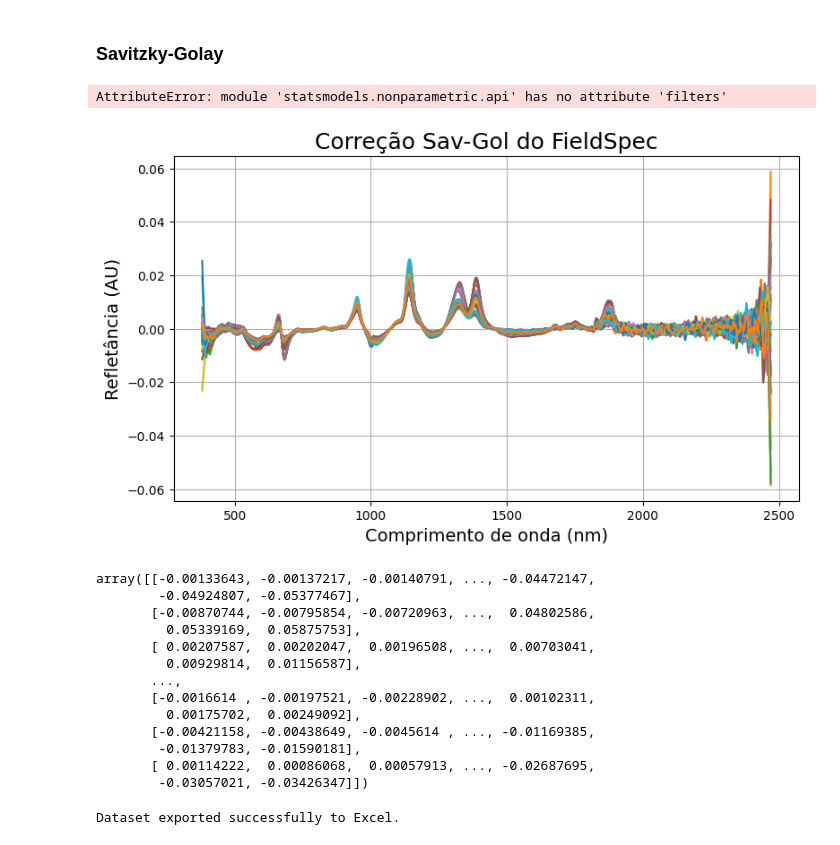
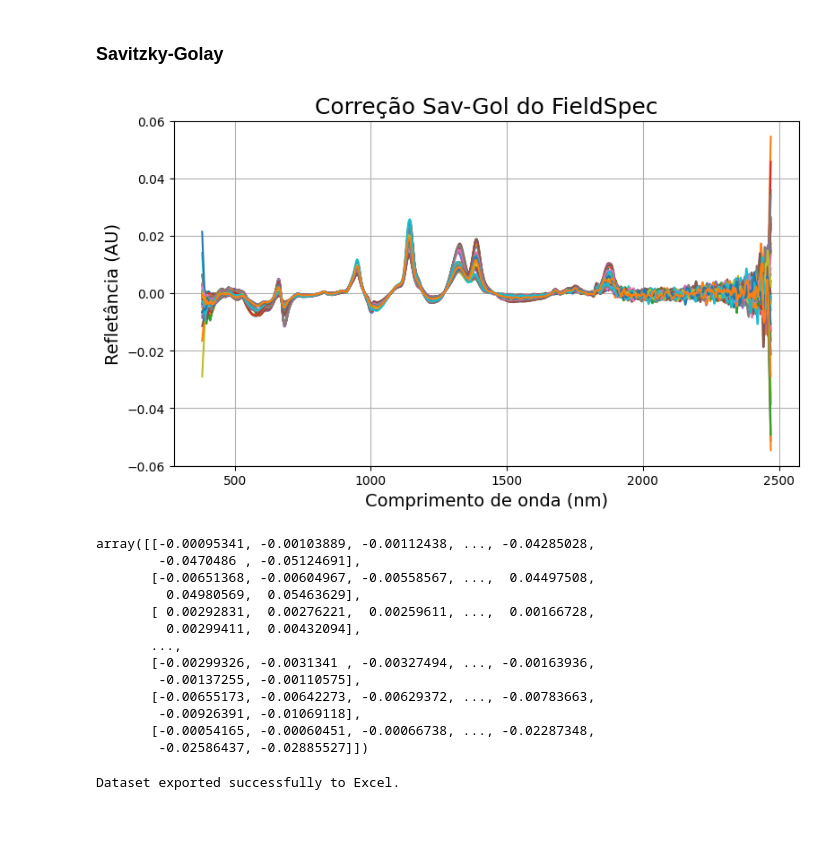
Before and after one commit to xndrxssx/field_spec_data_tests, a Jupyter notebook: field_spec_predição.ipynb, the cells around one changed output. Drawn from its saved outputs; the diff is of its cells as text; code cells hidden in the pictures.

```diff
--- a/field_spec_predição.ipynb
+++ b/field_spec_predição.ipynb
@@ -93,54 +68,44 @@ plt.show()
 [figure]
 # %% [markdown]
 ### Savitzky-Golay
-# %%
-import statsmodels.api as sm
-
-# Defina os parâmetros do filtro
-ordem_do_polinomio = 3  # Grau do polinômio a ser ajustado
-tamanho_da_janela = 21  # Tamanho da janela móvel
-
-# Aplique o filtro Savitzky-Golay
-dados_filtrados = sm.nonparametric.filters.savgol(
-    x=dados_wl, window_length=tamanho_da_janela, polyorder=ordem_do_polinomio
-)
-# %% [output]
-AttributeError: module 'statsmodels.nonparametric.api' has no attribute 'filters'
 # %%
 from scipy.signal import savgol_filter
 # Aplica a função savgol_filter aos dados x
 # para calcular a primeira derivada dos dados
 # utilizando uma janela de tamanho 20 e um polinômio de ordem 1
-sav_gol = savgol_filter(dados_wl, 20, polyorder=2, deriv=1)
+sav_gol = savgol_filter(dados_wl, 21, polyorder=2, deriv=1)
 # Define o tamanho da figura como 12x9 polegadas
 plt.figure(figsize=(9,5))
 # Plota os dados contidos no DataFrame df em relação aos valores do eixo x x_axis_fs
 plt.plot(wl, sav_gol.T)
 # Define o rótulo do eixo x como "Comprimento de onda (nm)" com tamanho de fonte 14
 plt.xlabel("Comprimento de onda (nm)", size=14)
 # Define o rótulo do eixo y como "Refletância (AU)" com tamanho de fonte 14
 plt.ylabel("Refletância (AU)", size=14)
 # Define o título do gráfico como "Espectrometria do FieldSpec" com tamanho de fonte 18
 plt.title("Correção Sav-Gol do FieldSpec", size=18)
 # Ativa a grade no gráfico
 plt.grid("on")
 # Exibe o gráfico
 plt.show()
 # %% [output]
-[figure, old version]
+[figure, new version]
-array([[-0.00133643, -0.00137217, -0.00140791, ..., -0.04472147,
-        -0.04924807, -0.05377467],
-       [-0.00870744, -0.00795854, -0.00720963, ...,  0.04802586,
-         0.05339169,  0.05875753],
-       [ 0.00207587,  0.00202047,  0.00196508, ...,  0.00703041,
-         0.00929814,  0.01156587],
-       ...,
-       [-0.0016614 , -0.00197521, -0.00228902, ...,  0.00102311,
-         0.00175702,  0.00249092],
-       [-0.00421158, -0.00438649, -0.0045614 , ..., -0.01169385,
-        -0.01379783, -0.01590181],
-       [ 0.00114222,  0.00086068,  0.00057913, ..., -0.02687695,
-        -0.03057021, -0.03426347]])
+# %%
+sav_gol
+# %% [output]
+array([[-0.00095341, -0.00103889, -0.00112438, ..., -0.04285028,
+        -0.0470486 , -0.05124691],
+       [-0.00651368, -0.00604967, -0.00558567, ...,  0.04497508,
+         0.04980569,  0.05463629],
+       [ 0.00292831,  0.00276221,  0.00259611, ...,  0.00166728,
+         0.00299411,  0.00432094],
+       ...,
+       [-0.00299326, -0.0031341 , -0.00327494, ..., -0.00163936,
+        -0.00137255, -0.00110575],
+       [-0.00655173, -0.00642273, -0.00629372, ..., -0.00783663,
+        -0.00926391, -0.01069118],
+       [-0.00054165, -0.00060451, -0.00066738, ..., -0.02287348,
+        -0.02586437, -0.02885527]])
 # %%
 # Criando um DataFrame a partir dos dados
 df = pd.DataFrame(sav_gol)
```
Also changed, not shown: parts of 6 cells of this notebook, 3 other files.
